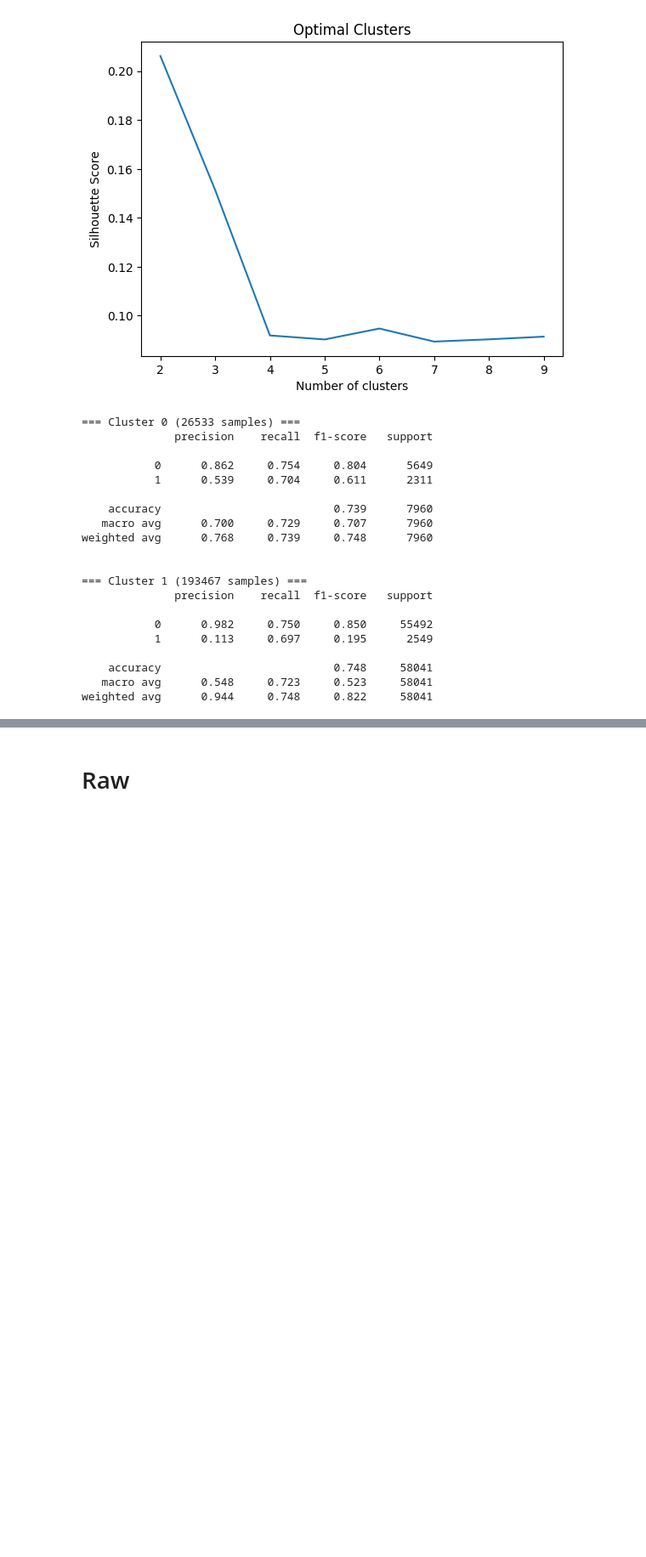
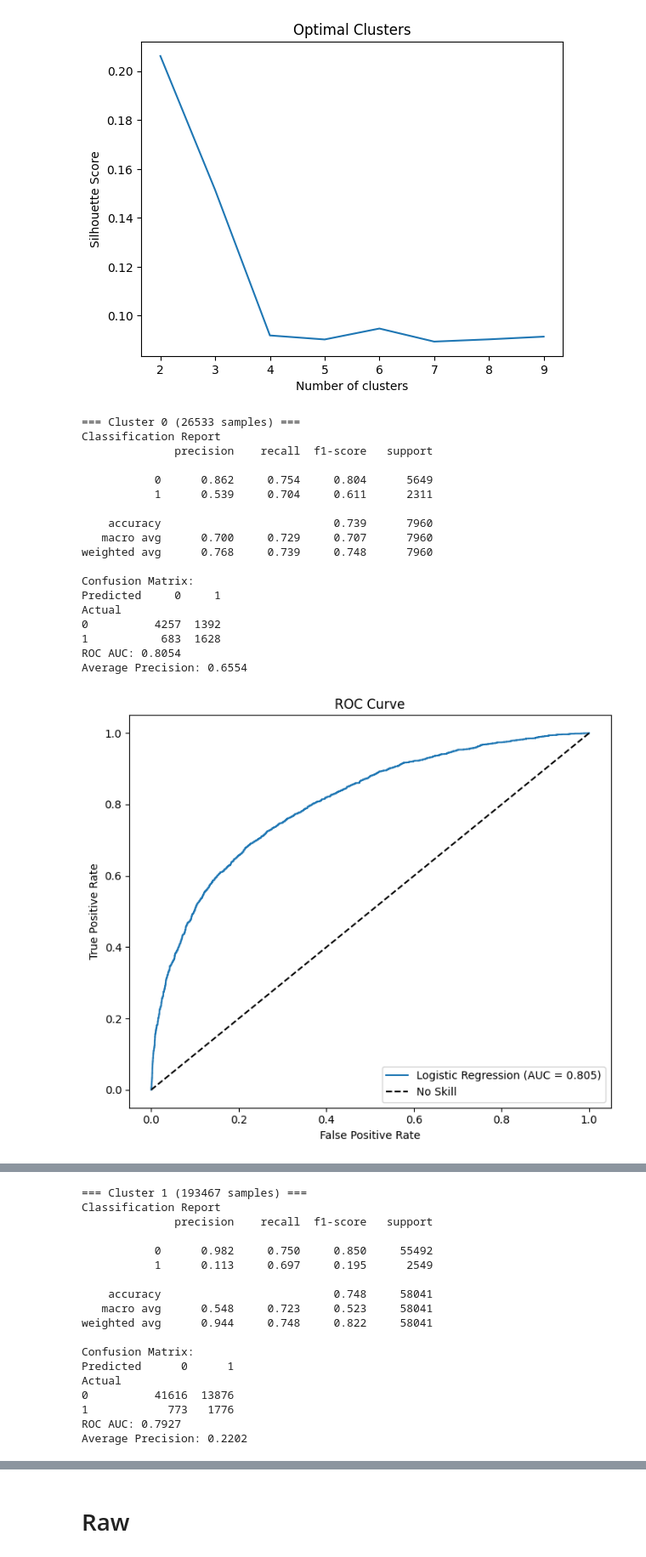
Before and after one commit to EdgyPage/Inventory_Defect_Classifier, a Jupyter notebook: Classifiers/logistic.ipynb, the cells around one changed output, grey strips where cells are left out. Shown at 85% size. Cells and saved outputs as stored; diff of their text form; code cells hidden in the pictures; blank space fills up the shorter version.

Commit message:
Copy and pasted ugly code for graphs

```diff
--- a/Classifiers/logistic.ipynb
+++ b/Classifiers/logistic.ipynb
@@ -175,40 +175,79 @@ for cluster_id in range(optimal_k):  # or however many clusters
     if cluster_mask.sum() < 10:  # Skip tiny clusters
         continue
 
     X_cluster = X_train[cluster_mask]
     y_cluster = y_train[cluster_mask]
 
     X_train_c, X_test_c, y_train_c, y_test_c = train_test_split(
         X_cluster, y_cluster, test_size=0.3, random_state=42, stratify=y_cluster
     )
 
     model = LogisticRegression(max_iter=1000, class_weight='balanced')
     model.fit(X_train_c, y_train_c)
     models[cluster_id] = model
 
     y_pred_c = model.predict(X_test_c)
     performance[cluster_id] = classification_report(y_test_c, y_pred_c, output_dict=True)
 
     print(f"\n=== Cluster {cluster_id} ({cluster_mask.sum()} samples) ===")
+    y_proba = model.predict_proba(X_test_c)[:, 1]
+    y_pred = model.predict(X_test_c)
+
+    print("Classification Report")
     print(classification_report(y_test_c, y_pred_c, digits=3))
+    print(f"Confusion Matrix:\n{pd.crosstab(y_test_c, y_pred_c, rownames=['Actual'], colnames=['Predicted'])}")
+    print(f"ROC AUC: {roc_auc_score(y_test_c, y_proba):.4f}")
+    print(f"Average Precision: {average_precision_score(y_test_c, y_proba):.4f}")
+
+    # =========================
+    # 6. ROC curve
+    # =========================
+    fpr, tpr, roc_thresholds = roc_curve(y_test_c, y_proba)
+    roc_auc = roc_auc_score(y_test_c, y_proba)
+
+    plt.figure(figsize=(7, 6))
+    plt.plot(fpr, tpr, label=f"Logistic Regression (AUC = {roc_auc:.3f})")
+    plt.plot([0, 1], [0, 1], "k--", label="No Skill")
+    plt.xlabel("False Positive Rate")
+    plt.ylabel("True Positive Rate")
+    plt.title("ROC Curve")
+    plt.legend(loc="lower right")
+    plt.tight_layout()
+    plt.show()
+
+    # =========================
+    # 7. Precision-Recall curve
+    # =========================
+    precision, recall, pr_thresholds = precision_recall_curve(y_test_c, y_proba)
+    ap = average_precision_score(y_test_c, y_proba)
+
+    plt.figure(figsize=(7, 6))
+    plt.plot(recall, precision, label=f"Logistic Regression (AP = {ap:.3f})")
+    baseline = y_test_c.mean()
+    plt.plot([0, 1], [baseline, baseline], "k--", label=f"Baseline = {baseline:.3f}")
+    plt.xlabel("Recall")
+    plt.ylabel("Precision")
+    plt.title("Precision-Recall Curve")
+    plt.legend(loc="lower left")
+    plt.tight_layout()
+    plt.show()
 # %% [output]
 === Cluster 0 (26533 samples) ===
+Classification Report
               precision    recall  f1-score   support
 
            0      0.862     0.754     0.804      5649
            1      0.539     0.704     0.611      2311
 
     accuracy                          0.739      7960
    macro avg      0.700     0.729     0.707      7960
 weighted avg      0.768     0.739     0.748      7960
 
-
-=== Cluster 1 (193467 samples) ===
-              precision    recall  f1-score   support
-
-           0      0.982     0.750     0.850     55492
-           1      0.113     0.697     0.195      2549
-
-    accuracy                          0.748     58041
-   macro avg      0.548     0.723     0.523     58041
-weighted avg      0.944     0.748     0.822     58041
+Confusion Matrix:
+Predicted     0     1
+Actual
+0          4257  1392
+1           683  1628
+ROC AUC: 0.8054
+Average Precision: 0.6554
+[figure, added]
@@ -214,0 +255,18 @@ weighted avg      0.944     0.748     0.822     58041
+=== Cluster 1 (193467 samples) ===
+Classification Report
+              precision    recall  f1-score   support
+
+           0      0.982     0.750     0.850     55492
+           1      0.113     0.697     0.195      2549
+
+    accuracy                          0.748     58041
+   macro avg      0.548     0.723     0.523     58041
+weighted avg      0.944     0.748     0.822     58041
+
+Confusion Matrix:
+Predicted      0      1
+Actual
+0          41616  13876
+1            773   1776
+ROC AUC: 0.7927
+Average Precision: 0.2202
```
Also changed, not shown: parts of 1 cell of this notebook.
